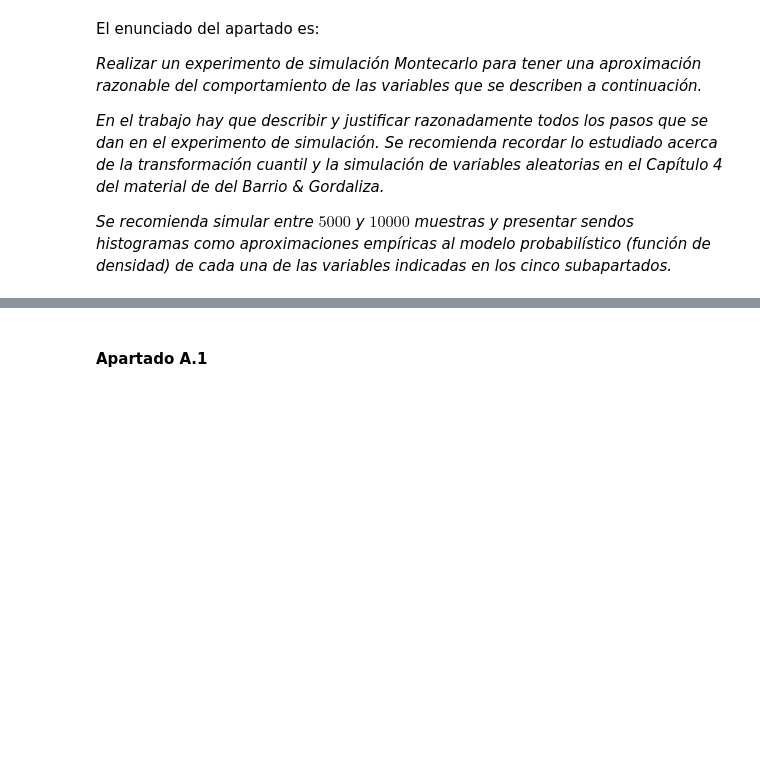
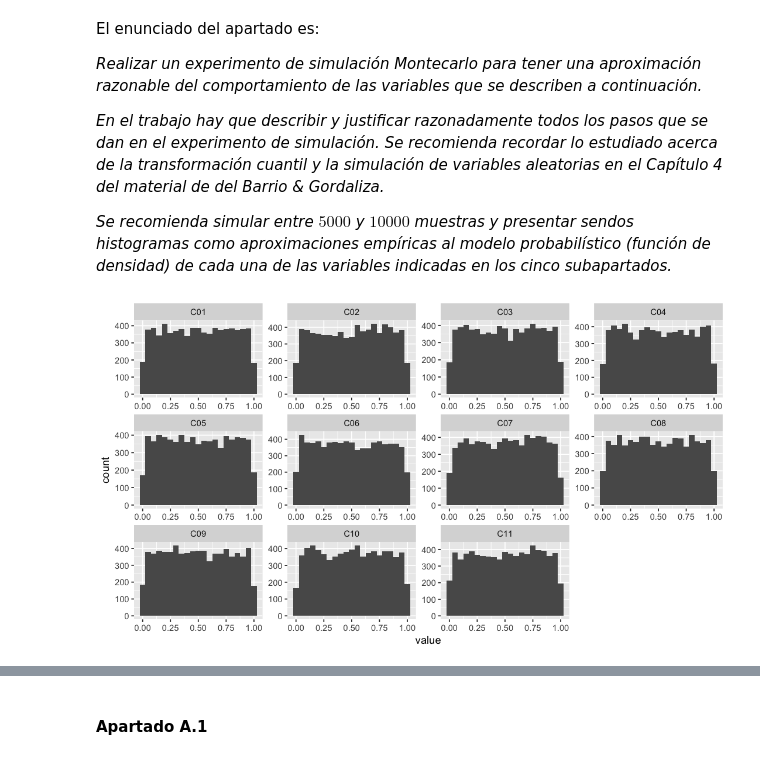
Before and after one commit to garciparedes/monte-carlo-simulation-rayleigh-distribution, a Jupyter notebook: monte-carlo-simulation-of-rayleigh-distribution.ipynb, the cells around one changed output, grey strips where cells are left out. Drawn from its saved outputs; the diff is of its cells as text; code cells hidden in the pictures; blank space fills up the shorter version.

```diff
--- a/monte-carlo-simulation-of-rayleigh-distribution.ipynb
+++ b/monte-carlo-simulation-of-rayleigh-distribution.ipynb
@@ -83,3 +105,23 @@ El enunciado del apartado es:
 Se recomienda recordar lo estudiado acerca de la transformación cuantil y la simulación de variables aleatorias en el Capítulo 4 del material de *del Barrio & Gordaliza*.*
 
 *Se recomienda simular entre $5000$ y $10000$ muestras y presentar sendos histogramas como aproximaciones empíricas al modelo probabilístico (función de densidad) de cada una de las variables indicadas en los cinco subapartados.*
+# %%
+s <- 7500
+c <- 11
+
+uniform.sample <-
+    matrix(runif(s * c, min = 0, max = 1), ncol = c, nrow = s) %>%
+    as.data.frame() %>%
+    set_colnames(sprintf("C%02d", 1:c))
+
+rayleight.sample <-
+    rayleight.quantile(uniform.sample)
+# %%
+options(repr.plot.height = 5, repr.plot.width = 9)
+uniform.sample %>%
+    gather() %>%
+    ggplot(aes(value)) +
+        facet_wrap(~ key, scales = "free") +
+        geom_histogram(binwidth = 0.05)
+# %% [output]
+[figure, added]
```
Also changed, not shown: parts of 9 cells of this notebook.
